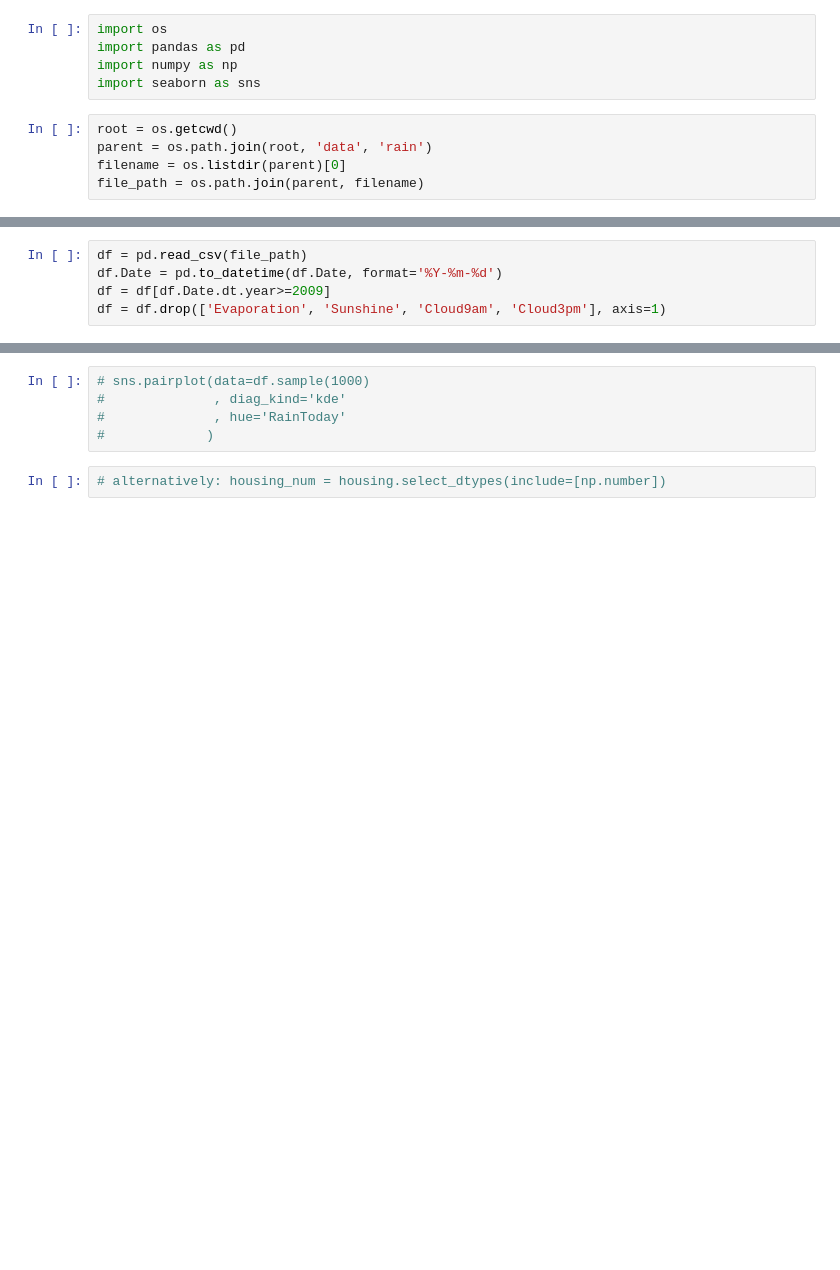
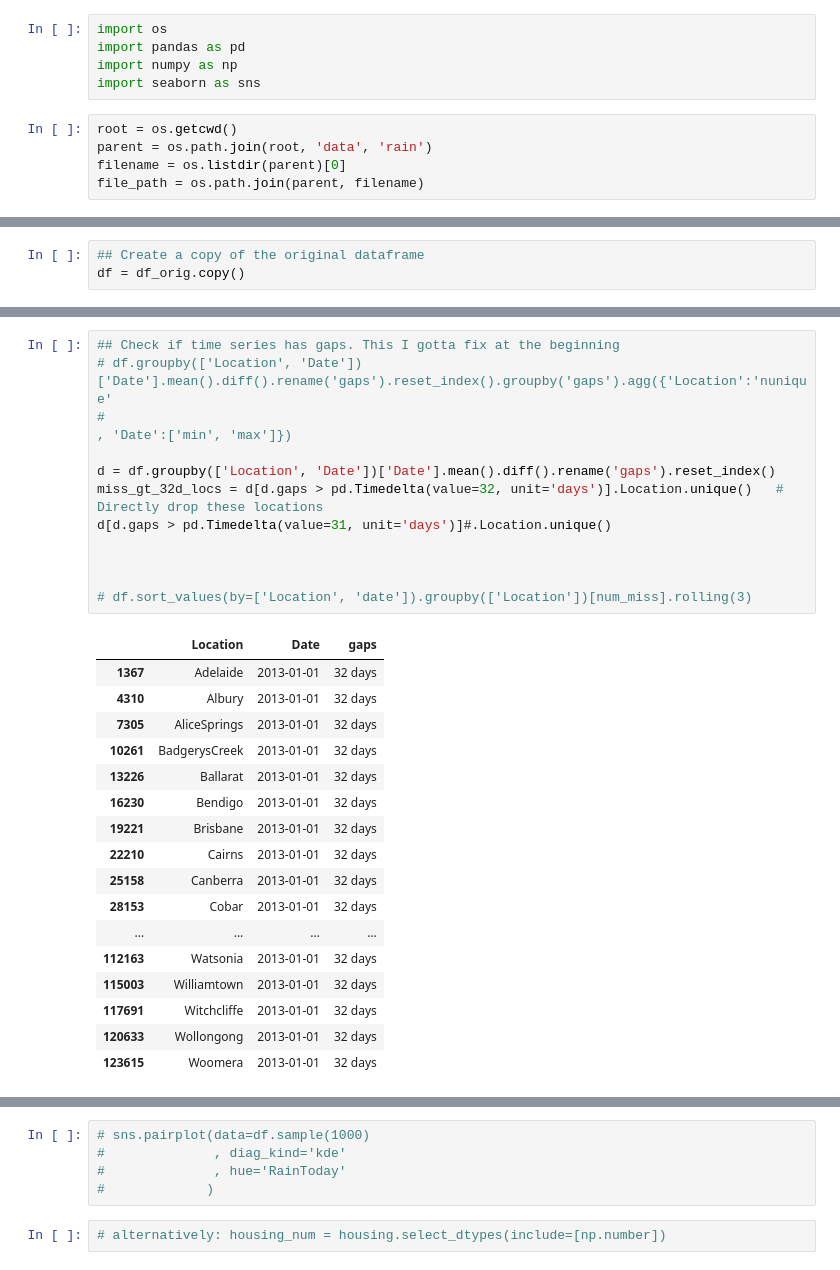
Before and after one commit to sandeepkavadi/practice, a Jupyter notebook: rain.ipynb, the cells around one changed output, grey strips where cells are left out. Cells and saved outputs as stored; diff of their text form; blank space fills up the shorter version.

```diff
--- a/rain.ipynb
+++ b/rain.ipynb
@@ -11,5 +14,3 @@ file_path = os.path.join(parent, filename)
 # %%
-df = pd.read_csv(file_path)
-df.Date = pd.to_datetime(df.Date, format='%Y-%m-%d')
-df = df[df.Date.dt.year>=2009]
-df = df.drop(['Evaporation', 'Sunshine', 'Cloud9am', 'Cloud3pm'], axis=1)
+## Create a copy of the original dataframe
+df = df_orig.copy()
@@ -19,0 +261,30 @@ df = df2.join(df['Location'], how='left')
+# %%
+## Check if time series has gaps. This I gotta fix at the beginning
+# df.groupby(['Location', 'Date'])['Date'].mean().diff().rename('gaps').reset_index().groupby('gaps').agg({'Location':'nunique'
+#                                                                                                          , 'Date':['min', 'max']})
+
+d = df.groupby(['Location', 'Date'])['Date'].mean().diff().rename('gaps').reset_index()
+miss_gt_32d_locs = d[d.gaps > pd.Timedelta(value=32, unit='days')].Location.unique()   # Directly drop these locations
+d[d.gaps > pd.Timedelta(value=31, unit='days')]#.Location.unique()
+
+
+
+# df.sort_values(by=['Location', 'date']).groupby(['Location'])[num_miss].rolling(3)
+# %% [output]
+|  | Location | Date | gaps |
+| 1367 | Adelaide | 2013-01-01 | 32 days |
+| 4310 | Albury | 2013-01-01 | 32 days |
+| 7305 | AliceSprings | 2013-01-01 | 32 days |
+| 10261 | BadgerysCreek | 2013-01-01 | 32 days |
+| 13226 | Ballarat | 2013-01-01 | 32 days |
+| 16230 | Bendigo | 2013-01-01 | 32 days |
+| 19221 | Brisbane | 2013-01-01 | 32 days |
+| 22210 | Cairns | 2013-01-01 | 32 days |
+| 25158 | Canberra | 2013-01-01 | 32 days |
+| 28153 | Cobar | 2013-01-01 | 32 days |
+| ... | ... | ... | ... |
+| 112163 | Watsonia | 2013-01-01 | 32 days |
+| 115003 | Williamtown | 2013-01-01 | 32 days |
+| 117691 | Witchcliffe | 2013-01-01 | 32 days |
+| 120633 | Wollongong | 2013-01-01 | 32 days |
+| 123615 | Woomera | 2013-01-01 | 32 days |
```
Also changed, not shown: parts of 23 cells of this notebook.
